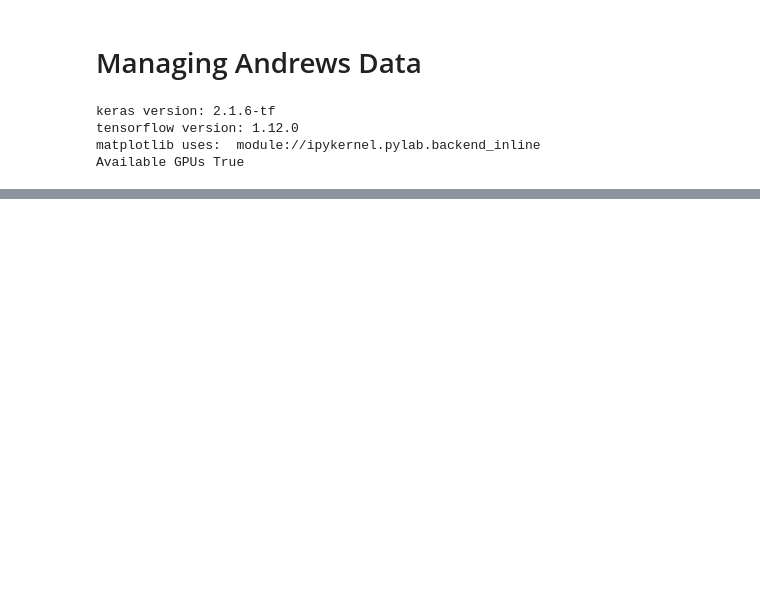
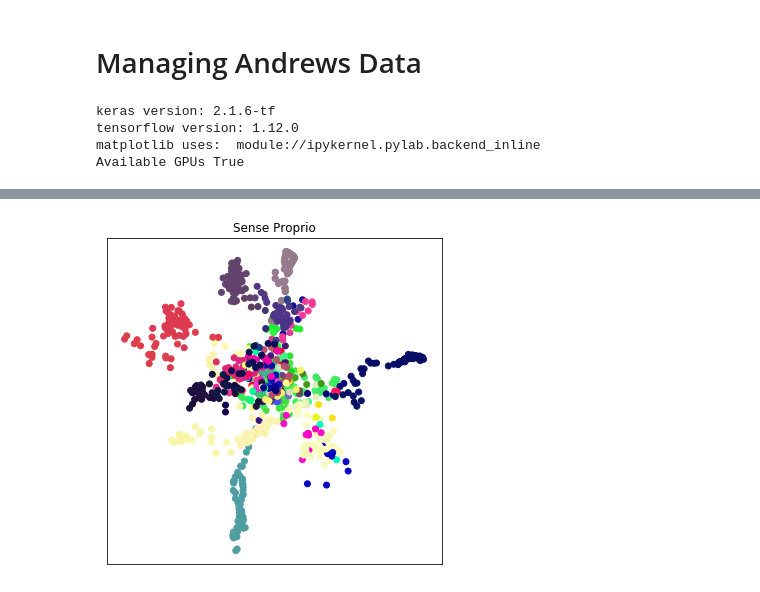
Before and after one commit to tik0/vae_tools, a Jupyter notebook: examples/touchsensors_multisensory_data.ipynb, the cells around one changed output, grey strips where cells are left out. Saved outputs shown, nothing was run; the diff lists cells and outputs as text; code cells hidden in the pictures; blank space fills up the shorter version.

```diff
--- a/examples/touchsensors_multisensory_data.ipynb
+++ b/examples/touchsensors_multisensory_data.ipynb
@@ -305,0 +396,81 @@ plt.show()
+# %%
+# Multi modal training of proprio and voxel
+data = [sens_proprio_norm, sens_voxel_norm[:, :, :, :, None]]
+model_name = "sens_proprio_voxel"
+if store_model:
+
+    batch_size = 16
+    epochs = 150
+    z_dim = 2
+    beta_norm = 0.01
+
+    # Pin the weights
+    for layer in encoder_proprio[0]:
+        layer.trainable = False
+    for layer in decoder_proprio[0][1:]:
+        layer.trainable = False
+    for layer in encoder_voxel[0]:
+        layer.trainable = False
+    for layer in decoder_voxel[0][1:]:
+        layer.trainable = False
+
+    encoder_pv = [encoder_proprio[0], encoder_voxel[0]]
+    decoder_pv = [decoder_proprio[0], decoder_voxel[0]]
+
+    vae_obj = MmVae(z_dim, encoder_pv, decoder_pv, [sens_proprio_norm.shape[1], sens_voxel_norm.shape[1]],
+                    beta_norm, beta_is_normalized = True, reconstruction_loss_metrics = [ReconstructionLoss.MSE], name=model_name)
+
+    vae = vae_obj.get_model()
+    vae.compile(optimizer='rmsprop', loss=None)
+    #vae_tools.viz.plot_model(vae, file = 'myVAE', print_svg = False, verbose = True)
+    # Store the losses, encodings, and decodings to tensorboard
+    losses_cb = vae_tools.callbacks.Losses(data = data)
+    # Train
+    vae.fit(data, shuffle=True, epochs=epochs, batch_size=batch_size, validation_data=None, verbose = 0, callbacks=[losses_cb])
+    # Show the losses
+    vae_tools.viz.plot_losses(losses_cb, plot_elbo = True)
+   # Get the models
+    encoder_input = [encoder_pv[0][0], encoder_pv[1][0]]
+    encoder_mean = [vae_obj.get_encoder_mean([encoder_input[0]]),
+                                 vae_obj.get_encoder_mean([encoder_input[1]]),
+                                 vae_obj.get_encoder_mean(encoder_input)]
+    encoder_logvar = [vae_obj.get_encoder_logvar([encoder_input[0]]),
+                                   vae_obj.get_encoder_logvar([encoder_input[1]]),
+                                   vae_obj.get_encoder_logvar(encoder_input)]
+
+    # Store model
+    #vae_obj.store_model(name = store_model_prefix + "_" + model_name + "_dec", model = vae_obj.get_decoder(), overwrite = store_model_overwrite)
+    vae_obj.store_model_powerset(prefix = store_model_prefix + "_" + model_name + "_enc_mean_ProprioVoxel",
+                                 model_inputs = encoder_input,
+                                 get_model_callback = vae_obj.get_encoder_mean, overwrite = store_model_overwrite)
+    vae_obj.store_model_powerset(prefix = store_model_prefix + "_" + model_name + "_enc_logvar_ProprioVoxel",
+                                 model_inputs = encoder_input,
+                                 get_model_callback = vae_obj.get_encoder_logvar, overwrite = store_model_overwrite)
+else:
+    # Load the models
+    #decoder_mean = MmVae.load_model(name = store_model_prefix + "_" + model_name + "_dec")
+    encoder_mean, _ =  MmVae.load_model_powerset(prefix = store_model_prefix + "_" + model_name + "_enc_mean_ProprioVoxel",
+                                             num_elements = 2)
+    encoder_logvar, _ =  MmVae.load_model_powerset(prefix = store_model_prefix + "_" + model_name + "_enc_logvar_ProprioVoxel",
+                                               num_elements = 2)
+
+mean_encoded = encoder_mean[0].predict(data[0])
+vae_tools.viz.plot_embedding(mean_encoded, sens_euler, colormap='hsv', figsize=(6, 6))
+plt.axis("equal")
+plt.title("Sense Proprio")
+
+mean_encoded = encoder_mean[1].predict(data[1])
+vae_tools.viz.plot_embedding(mean_encoded, sens_euler, colormap='hsv', figsize=(6, 6))
+plt.axis("equal")
+plt.title("Sense Voxel")
+
+# Plot the embedding proprio and voxel
+mean_encoded = encoder_mean[2].predict(data)
+#var_encoded = np.sum(np.exp(encoder_logvar[2].predict(data, batch_size=batch_size)),axis=-1) # trace of co-variance
+#vae_tools.viz.plot_embedding(mean_encoded, var_encoded, colormap="rainbow", figsize=(6, 6))
+#plt.colorbar()
+vae_tools.viz.plot_embedding(mean_encoded, sens_euler, colormap='hsv', figsize=(6, 6))
+plt.axis("equal")
+plt.title("Sense Proprio/Voxel")
+plt.show()
+# %% [output]
@@ -305,0 +483 @@ plt.show()
+[figure, added]
```
Also changed, not shown: parts of 15 cells of this notebook, 54 other files.
